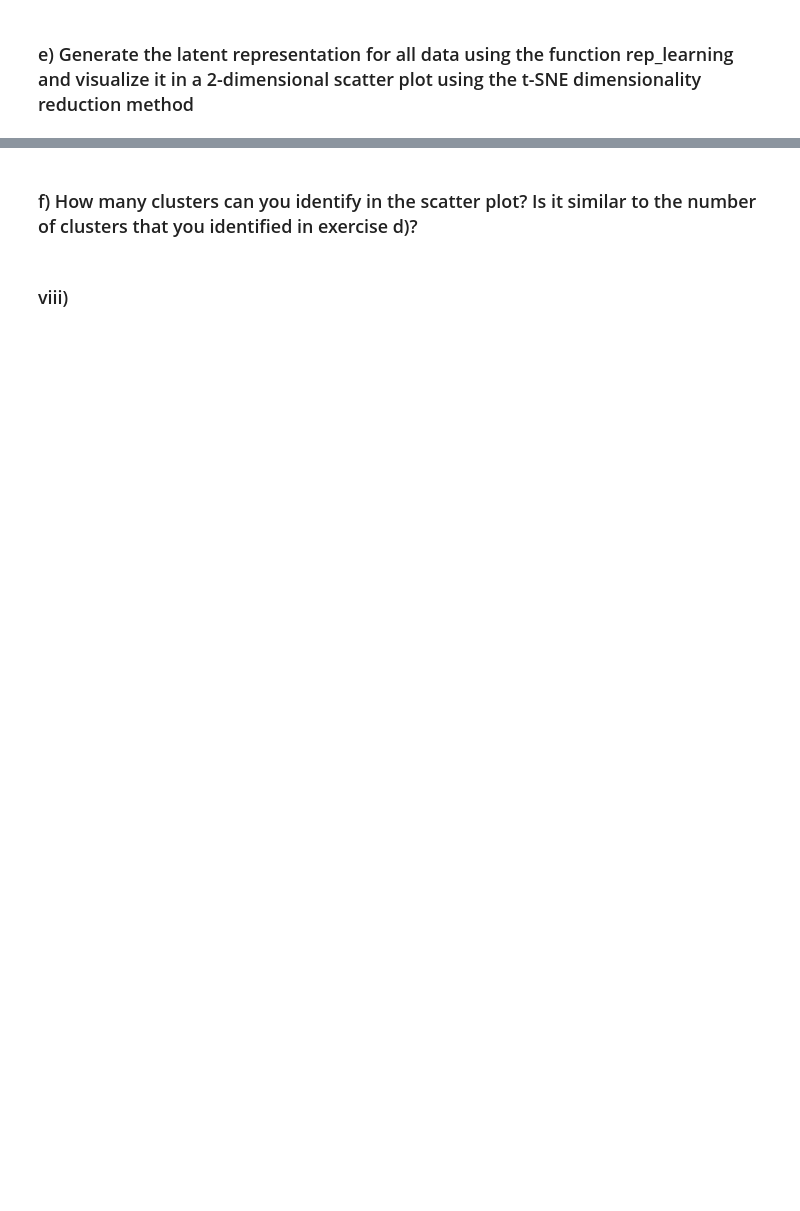
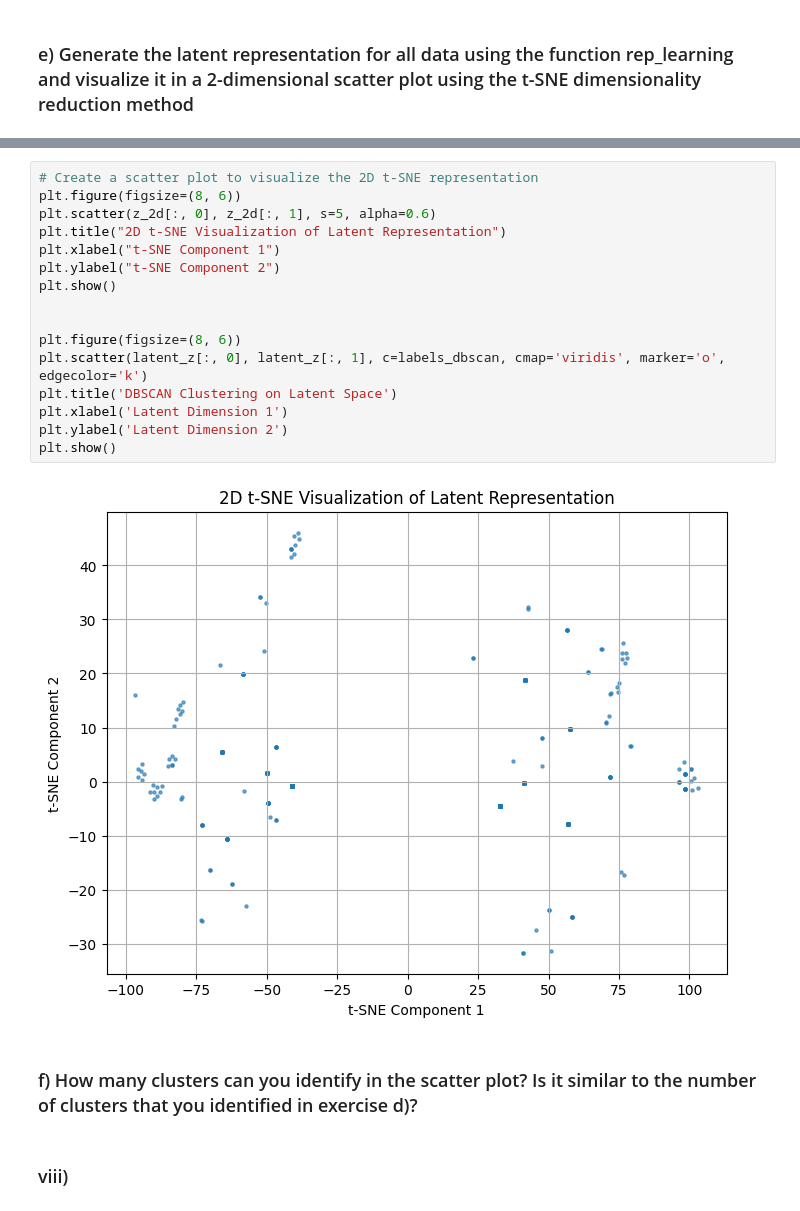
Before and after one commit to mtorella/ClusterAnalysisForBusiness_gp, a Jupyter notebook: main.ipynb, the cells around one changed output, grey strips where cells are left out. Cells and saved outputs as stored; diff of their text form; blank space fills up the shorter version.

```diff
--- a/main.ipynb
+++ b/main.ipynb
@@ -751,3 +776,21 @@ IndexError: index 3 is out of bounds for axis 0 with size 3
+# %%
+# Create a scatter plot to visualize the 2D t-SNE representation
+plt.figure(figsize=(8, 6))
+plt.scatter(z_2d[:, 0], z_2d[:, 1], s=5, alpha=0.6)
+plt.title("2D t-SNE Visualization of Latent Representation")
+plt.xlabel("t-SNE Component 1")
+plt.ylabel("t-SNE Component 2")
+plt.show()
+
+
+plt.figure(figsize=(8, 6))
+plt.scatter(latent_z[:, 0], latent_z[:, 1], c=labels_dbscan, cmap='viridis', marker='o', edgecolor='k')
+plt.title('DBSCAN Clustering on Latent Space')
+plt.xlabel('Latent Dimension 1')
+plt.ylabel('Latent Dimension 2')
+plt.show()
+# %% [output]
+[figure, added]
 # %% [markdown]
 ### f) How many clusters can you identify in the scatter plot? Is it similar to the number of clusters that you identified in exercise d)?
 # %% [markdown]
```
Also changed, not shown: parts of 7 cells of this notebook.
